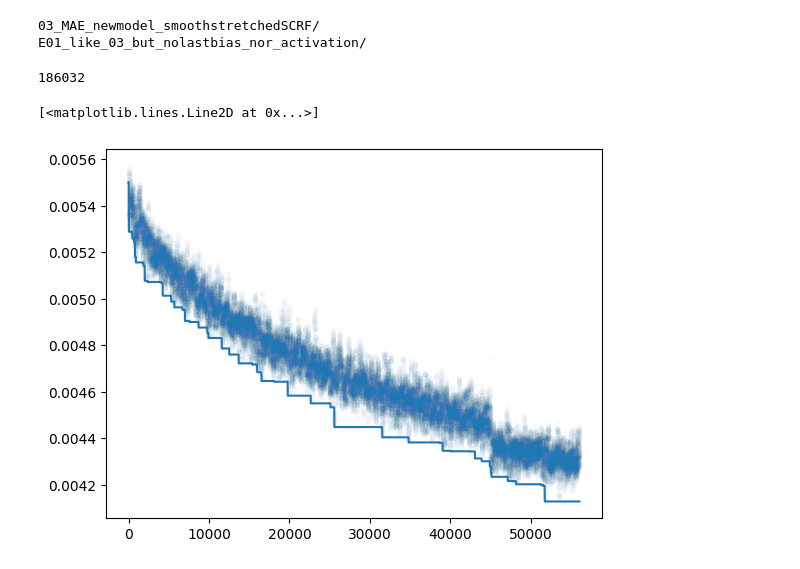
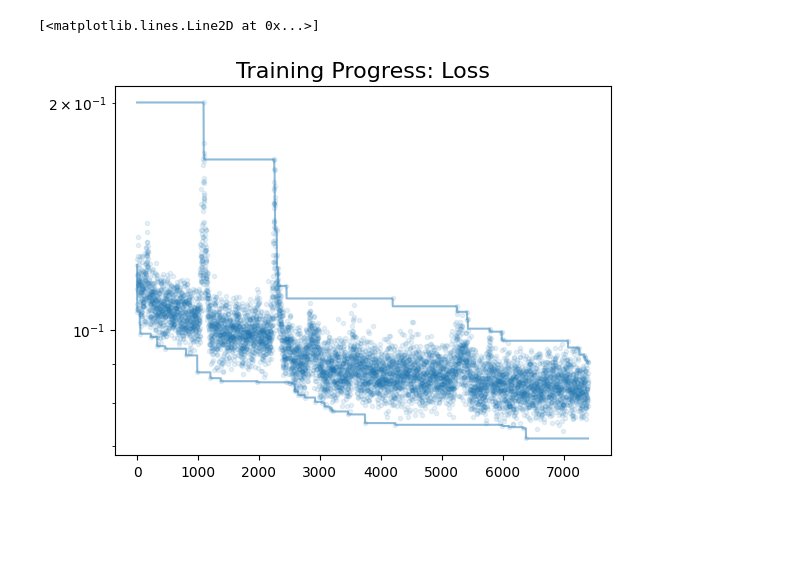
Before and after one commit to center4ml/shimnet, a Jupyter notebook: notebooks/training_monitoring.ipynb, the cells around one changed output. Saved outputs shown, nothing was run; the diff lists cells and outputs as text; code cells hidden in the pictures; blank space fills up the shorter version.

Commit message:
initial cleaning for reaction monitoring

```diff
--- a/notebooks/training_monitoring.ipynb
+++ b/notebooks/training_monitoring.ipynb
@@ -3,25 +3,22 @@ import numpy as np
 import matplotlib.pyplot as plt
 import torch
 from pathlib import Path
-# %%
-ls ../runs/model_experiments
-# %% [output]
-03_MAE_newmodel_smoothstretchedSCRF/
-E01_like_03_but_nolastbias_nor_activation/
 # %%
-run_dir = Path("../runs/model_experiments/03_MAE_newmodel_smoothstretchedSCRF")
-# run_dir = Path("../runs/model_experiments/E01_like_03_but_nolastbias_nor_activation")
-losses = np.loadtxt(run_dir / "train.txt")
-len(losses)
+run_dir = Path("../runs/monitorowanie_reakcji/29_reakcja2_dotrenowanie_wszystkieZ2")
+
+logs = np.loadtxt(run_dir / "train.txt")
+columns = ["BatchInStage", "Loss", "AvgLoss", "CleanLoss", "RespLoss", "NoisedLoss"]
+# len(losses)
+
+selected_column = 2
+selected_column_name = columns[selected_column]
+skip_first = 100 #130000
+
+fig, ax = plt.subplots()
+plt.title(f'Training Progress: {selected_column_name}', fontsize=16)
+ax.scatter(np.arange(len(logs[skip_first:,selected_column])), logs[skip_first:,selected_column], marker=".", alpha=0.1)
+plt.semilogy(np.minimum.accumulate(logs[skip_first:,selected_column], axis=0), c="C0", alpha=0.5, label=f'Best Training {selected_column_name}')
+plt.semilogy(np.maximum.accumulate(logs[skip_first:,selected_column][::-1])[::-1], c="C0", alpha=0.5, label=f'Worst Future Training {selected_column_name}')
 # %% [output]
-186032
+[<matplotlib.lines.Line2D at 0x...>]
+[figure, added]
-# %%
-idx = 2
-skip_first = 130000
-
-fig, ax = plt.subplots()
-ax.scatter(np.arange(len(losses[skip_first:,idx])), losses[skip_first:,idx], marker=".", alpha=0.01)
-plt.plot(np.minimum.accumulate(losses[skip_first:,idx], axis=0), label='Best Training Loss')
-# %% [output]
-[<matplotlib.lines.Line2D at 0x...>]
-[figure, removed]
```
Also changed, not shown: 11 other files.
